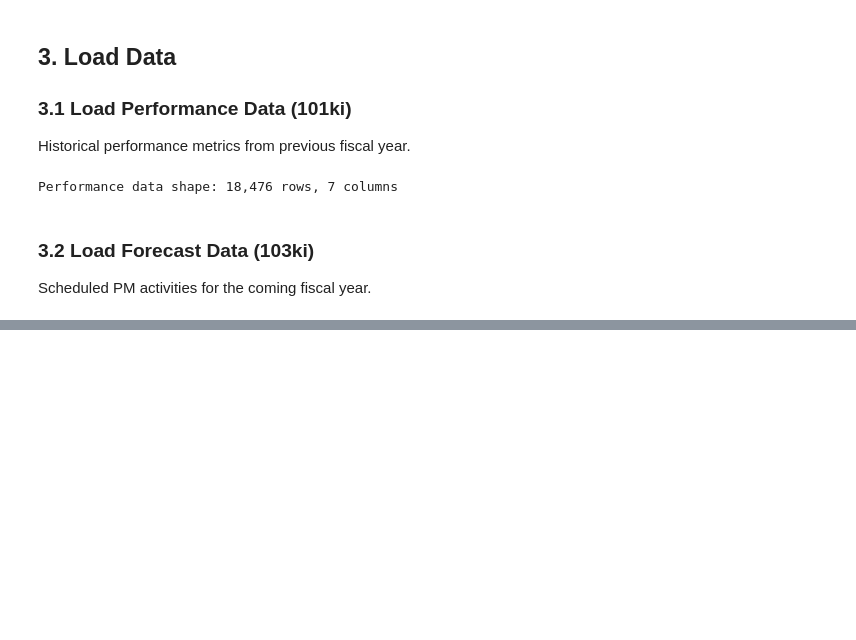
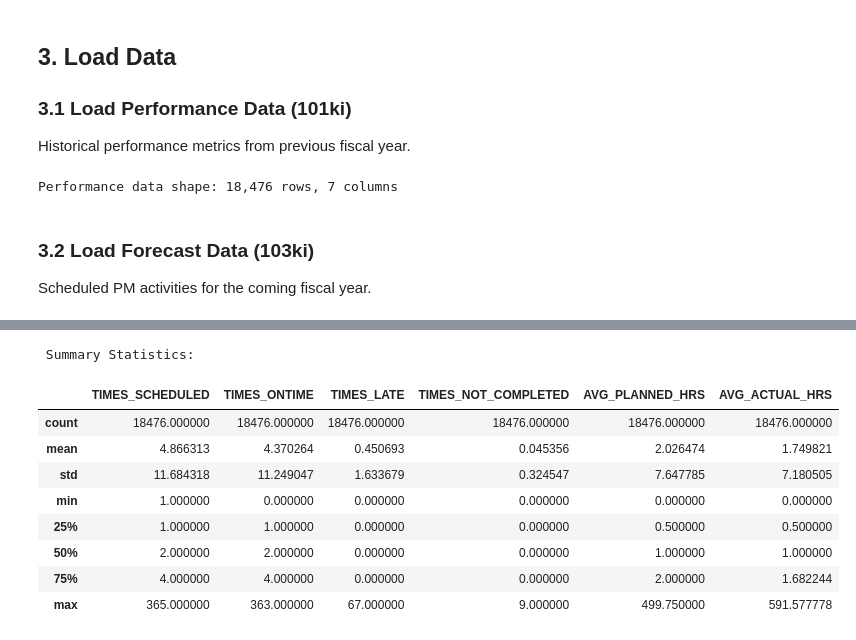
Before and after one commit to dev-festival/py4eda-project, a Jupyter notebook: notebooks/00_data-info_and_loader-template.ipynb, the cells around one changed output, grey strips where cells are left out. Cells and saved outputs as stored; diff of their text form; code cells hidden in the pictures; blank space fills up the shorter version.

```diff
--- a/notebooks/00_data-info_and_loader-template.ipynb
+++ b/notebooks/00_data-info_and_loader-template.ipynb
@@ -53,0 +133,15 @@ Forecast data shape: 131,717 rows, 22 columns
+# %%
+# Summary statistics for numeric columns
+print("\n Summary Statistics:")
+display(df_performance.describe())
+# %% [output]
+ Summary Statistics:
+|  | TIMES_SCHEDULED | TIMES_ONTIME | TIMES_LATE | TIMES_NOT_COMPLETED | AVG_PLANNED_HRS | AVG_ACTUAL_HRS |
+| count | 18476.000000 | 18476.000000 | 18476.000000 | 18476.000000 | 18476.000000 | 18476.000000 |
+| mean | 4.866313 | 4.370264 | 0.450693 | 0.045356 | 2.026474 | 1.749821 |
+| std | 11.684318 | 11.249047 | 1.633679 | 0.324547 | 7.647785 | 7.180505 |
+| min | 1.000000 | 0.000000 | 0.000000 | 0.000000 | 0.000000 | 0.000000 |
+| 25% | 1.000000 | 1.000000 | 0.000000 | 0.000000 | 0.500000 | 0.500000 |
+| 50% | 2.000000 | 2.000000 | 0.000000 | 0.000000 | 1.000000 | 1.000000 |
+| 75% | 4.000000 | 4.000000 | 0.000000 | 0.000000 | 2.000000 | 1.682244 |
+| max | 365.000000 | 363.000000 | 67.000000 | 9.000000 | 499.750000 | 591.577778 |
```
Also changed, not shown: parts of 20 cells of this notebook.
